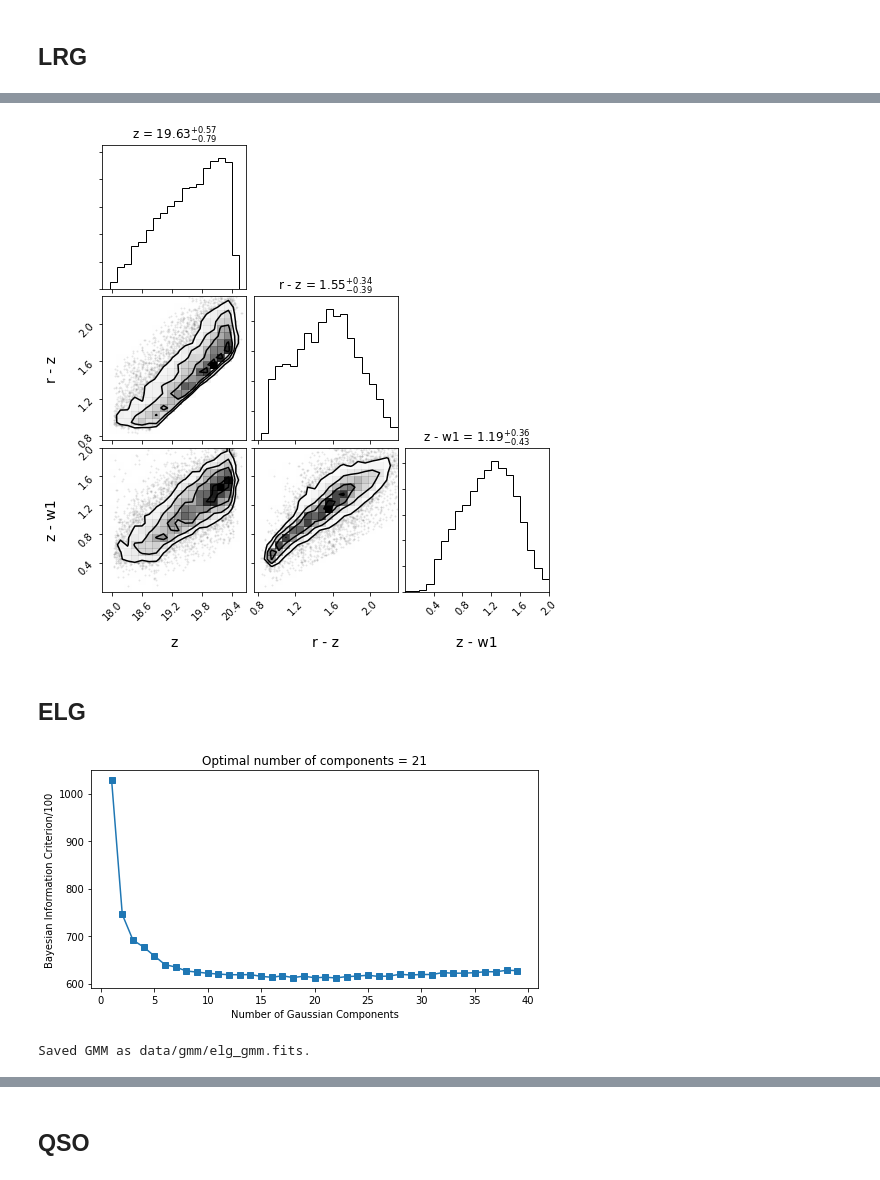
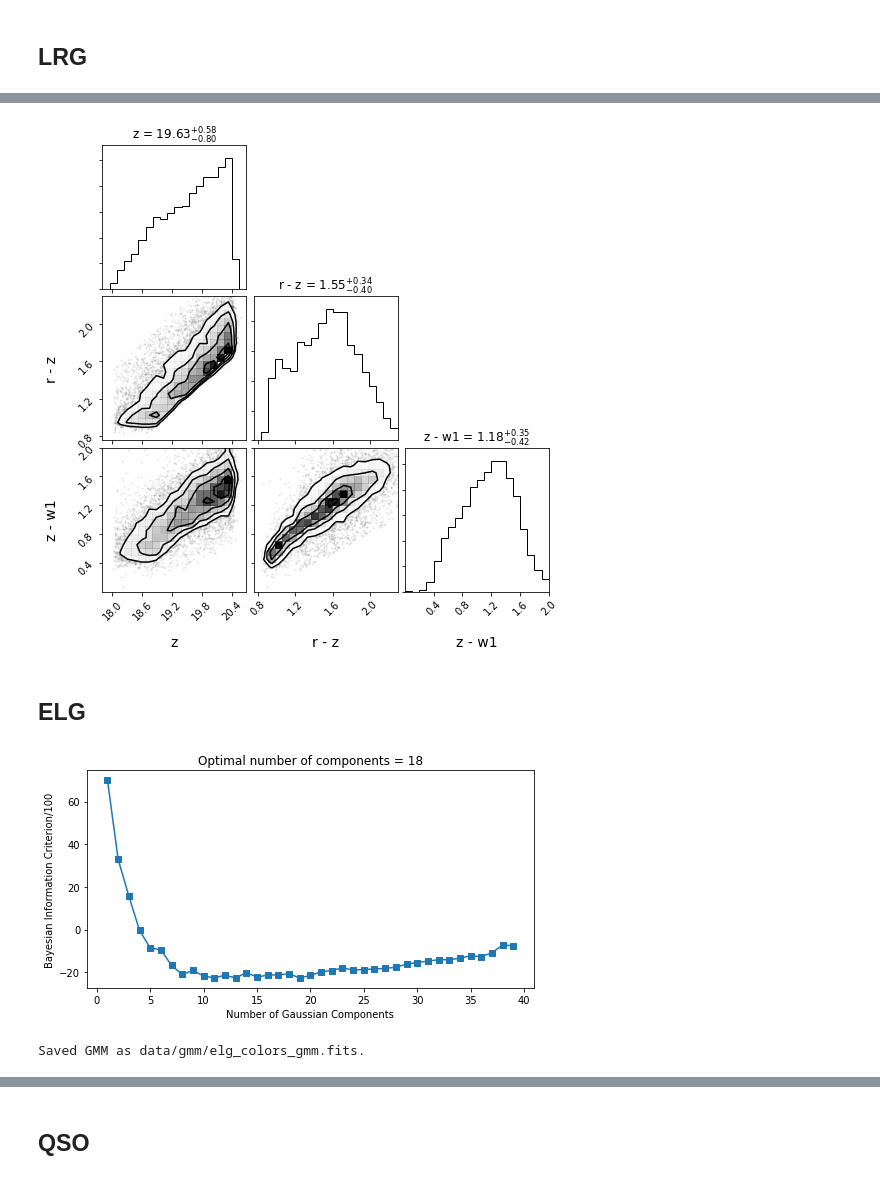
Before and after one commit to belaa/desi-mocks, a Jupyter notebook: Sample_GMMs.ipynb, the cells around one changed output, grey strips where cells are left out. Saved outputs shown, nothing was run; the diff lists cells and outputs as text; code cells hidden in the pictures.

```diff
--- a/Sample_GMMs.ipynb
+++ b/Sample_GMMs.ipynb
@@ -24,13 +28,13 @@ def keep(data):
     w2flux = data['FLUX_W2']
 
     #only keep non-zero, non-negative flux values to convert to magnitudes
-    keep = (gflux > 0) & (rflux > 0) & (zflux > 0) & (w1flux > 0) & (w2flux > 0)
+    good = (gflux > 0) & (rflux > 0) & (zflux > 0) & (w1flux > 0) & (w2flux > 0)
 
-    gg = 22.5-2.5*np.log10(gflux[keep])
-    rr = 22.5-2.5*np.log10(rflux[keep])
-    zz = 22.5-2.5*np.log10(zflux[keep])
-    w1 = 22.5-2.5*np.log10(w1flux[keep])
-    w2 = 22.5-2.5*np.log10(w2flux[keep])
+    gg = 22.5-2.5*np.log10(gflux[good])
+    rr = 22.5-2.5*np.log10(rflux[good])
+    zz = 22.5-2.5*np.log10(zflux[good])
+    w1 = 22.5-2.5*np.log10(w1flux[good])
+    w2 = 22.5-2.5*np.log10(w2flux[good])
 
 
     return np.array([gg, rr, zz, w1, w2]).T
@@ -157,3 +174,8 @@ bgs = dr5[(dr5['BGS_TARGET'] & bgs_mask.BGS_BRIGHT).astype(bool)]
+# %%
+lrg = Table.read('cuts/lrg_dr5_subset_cuts.fits')
+elg = Table.read('cuts/elg_dr5_subset_cuts.fits')
+qso = Table.read('cuts/qso_dr5_subset_cuts.fits')
+bgs = Table.read('cuts/bgs_dr5_subset_cuts.fits')
 # %%
 # Set up parameters for GMM
 
@@ -202,27 +226,33 @@ fig = cn.corner(np.array([z, r_z, z_w1]).T, labels=["z", "r - z", "z - w1"], ran
 # %%
 # Validation data
-z = lrg_valid[:N,2]
-r_z = lrg_valid[:N,1] - lrg_valid[:N,2]
-z_w1 = lrg_valid[:N,2] - lrg_valid[:N,3]
-
-fig = cn.corner(np.array([z, r_z, z_w1]).T, labels=["z", "r - z", "z - w1"], range=[(17.8,20.7), (0.75,2.3), (0,2)],
+fig = cn.corner(lrg_valid[:N], labels=["z", "r - z", "z - w1"], range=[(17.8,20.7), (0.75,2.3), (0,2)],
                label_kwargs={"fontsize": 14}, show_titles=True, title_kwargs={"fontsize": 12})
 # %% [output]
-[figure, old version]
+[figure, new version]
 # %% [markdown]
 ## ELG
 # %%
 elg_data = keep(elg)
-elg_train, elg_valid = train_test_split(elg_data, test_size=0.5, random_state=gen)
+
+r = elg_data[:,1]
+g_r = elg_data[:,0] - elg_data[:,1]
+r_z = elg_data[:,1] - elg_data[:,2]
+
+elg_colors = np.empty((len(elg_data),3))
+elg_colors[:,0] = r
+elg_colors[:,1] = g_r
+elg_colors[:,2] = r_z
+
+elg_train, elg_valid = train_test_split(elg_colors, test_size=0.5, random_state=gen)
 
 # Make GMM model
-make_gmm_model(elg_train[:N], components_range, model_filename='data/gmm/elg_gmm.fits',
+make_gmm_model(elg_train[:N], components_range, model_filename='data/gmm/elg_colors_gmm.fits',
                bic_plot=True)
 
 # Sample GMM
-elg_GMM = sample('data/gmm/elg_gmm.fits', n_targets=N, random_state=gen)
+elg_GMM = sample('data/gmm/elg_colors_gmm.fits', n_targets=N, random_state=gen)
 # %% [output]
-[figure, old version]
+[figure, new version]
-Saved GMM as data/gmm/elg_gmm.fits.
+Saved GMM as data/gmm/elg_colors_gmm.fits.
 # %%
 # Training data
```
Also changed, not shown: parts of 21 cells of this notebook.
